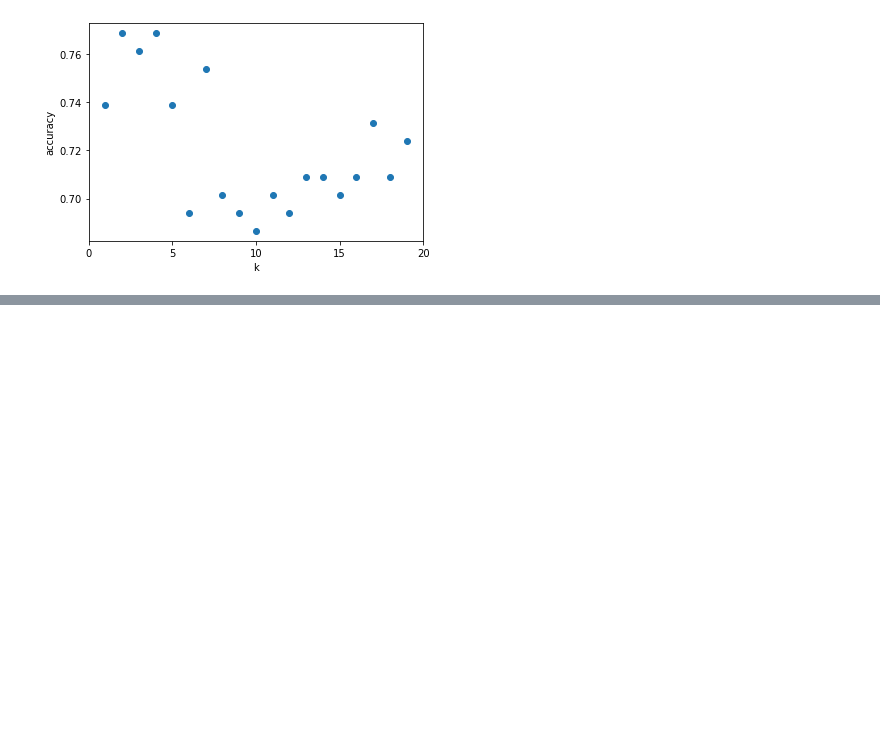
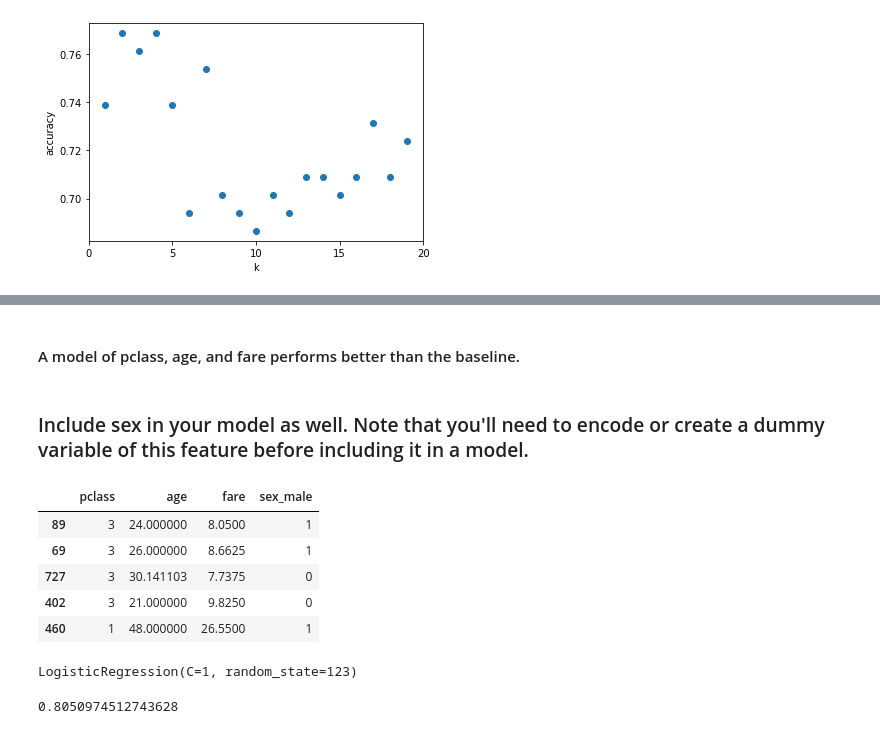
Before and after one commit to markydoug/classification-exercises, a Jupyter notebook: model.ipynb, the cells around one changed output, grey strips where cells are left out. Drawn from its saved outputs; the diff is of its cells as text; code cells hidden in the pictures; blank space fills up the shorter version.

Commit message:
Add logistic regression exercises

```diff
--- a/model.ipynb
+++ b/model.ipynb
@@ -1037,0 +1136,24 @@ plt.show()
+# %% [markdown]
+#### A model of pclass, age, and fare performs better than the baseline.
+# %% [markdown]
+### Include sex in your model as well. Note that you'll need to encode or create a dummy variable of this feature before including it in a model.
+# %%
+X_train2 = X_train[['pclass','age','fare', 'sex_male']]
+# %%
+X_train2.head()
+# %% [output]
+|  | pclass | age | fare | sex_male |
+| 89 | 3 | 24.000000 | 8.0500 | 1 |
+| 69 | 3 | 26.000000 | 8.6625 | 1 |
+| 727 | 3 | 30.141103 | 7.7375 | 0 |
+| 402 | 3 | 21.000000 | 9.8250 | 0 |
+| 460 | 1 | 48.000000 | 26.5500 | 1 |
+# %%
+#  fit the model on train data
+logit.fit(X_train2, y_train)
+# %% [output]
+LogisticRegression(C=1, random_state=123)
+# %%
+logit.score(X_train2, y_train)
+# %% [output]
+0.8050974512743628
```
Also changed, not shown: parts of 56 cells of this notebook.
